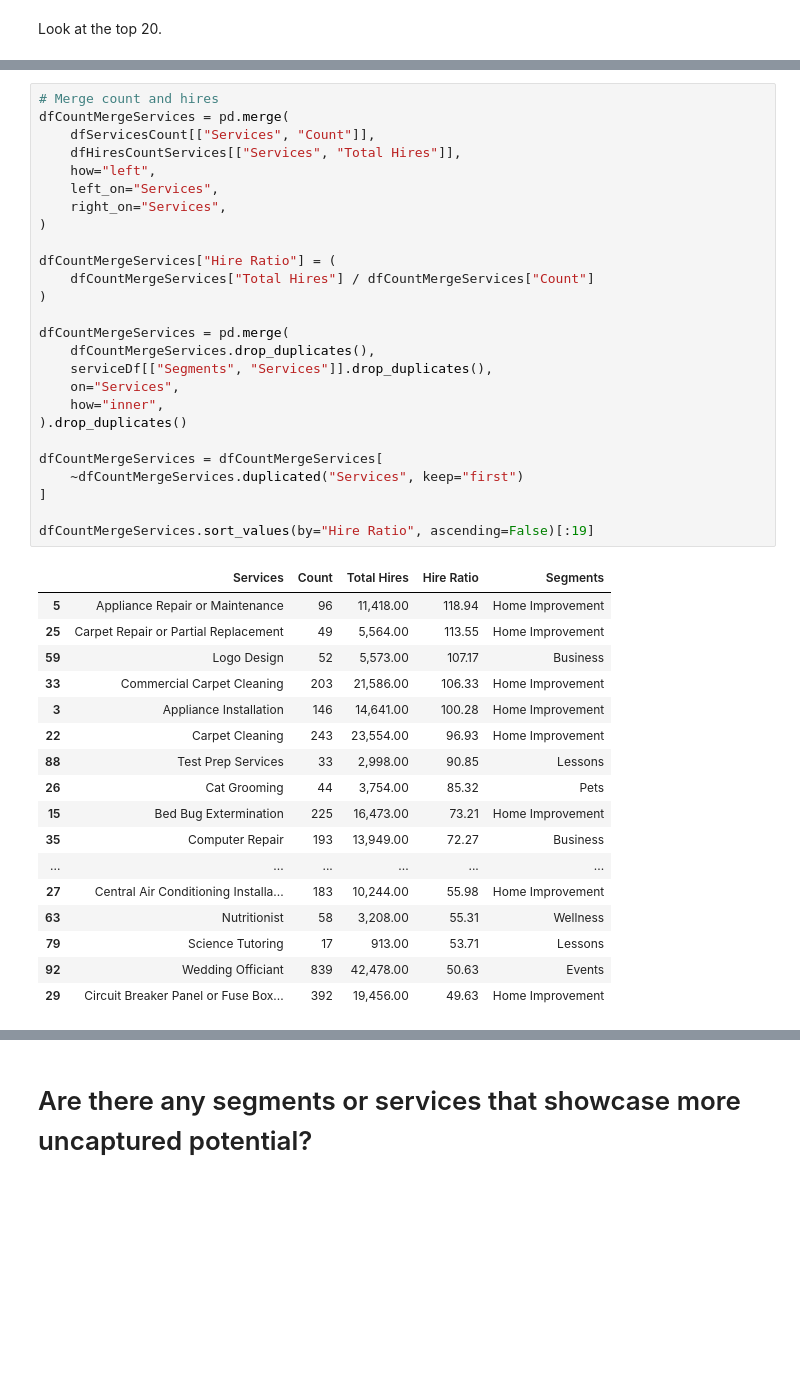
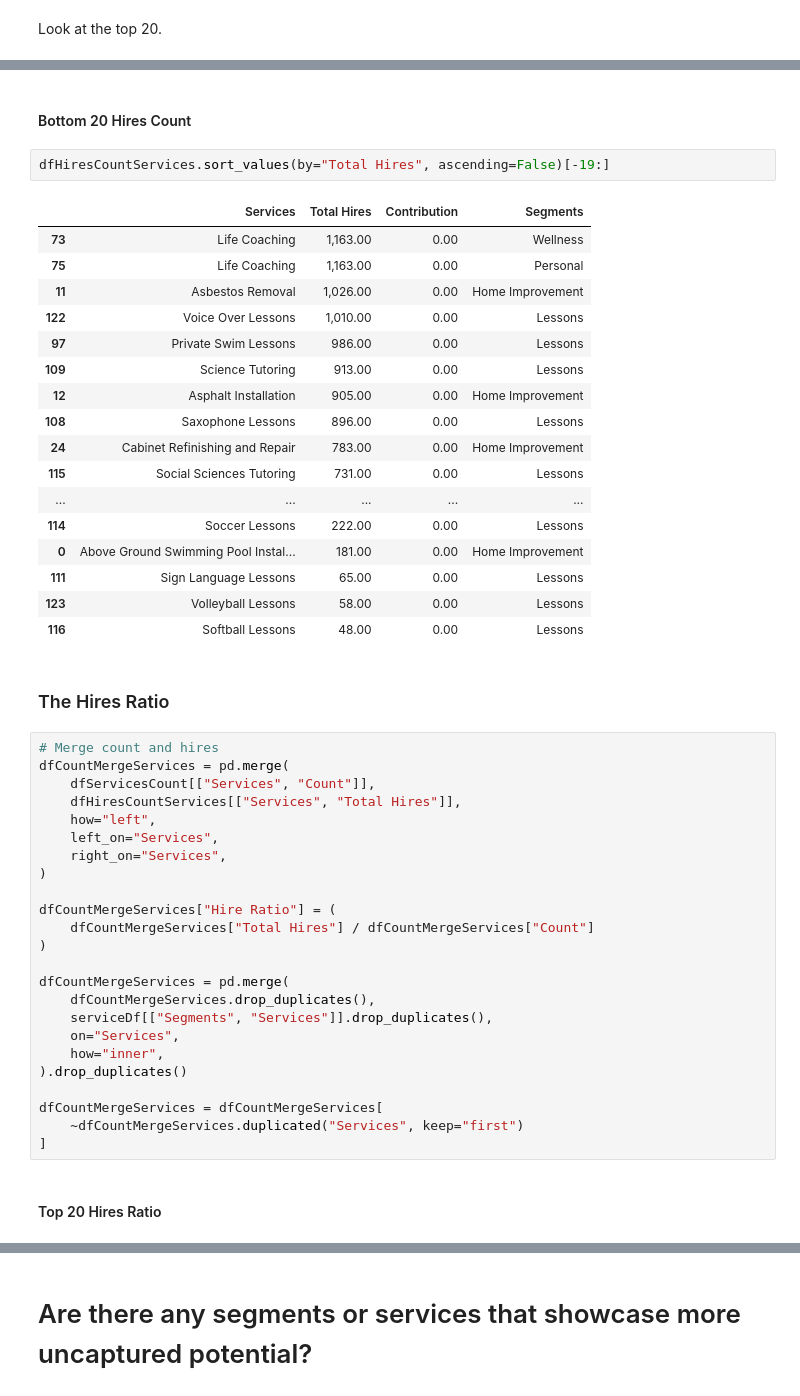
Before and after one commit to ameeruljunaidi/ScrapeThumbtack, a Jupyter notebook: analysis/data_exploration.ipynb, the cells around one changed output, grey strips where cells are left out. Drawn from its saved outputs; the diff is of its cells as text; blank space fills up the shorter version.

```diff
--- a/analysis/data_exploration.ipynb
+++ b/analysis/data_exploration.ipynb
@@ -282,3 +282,27 @@ dfHiresCountServices.sort_values(by="Total Hires", ascending=False)[:19]
+# %% [markdown]
+#### Bottom 20 Hires Count
+# %%
+dfHiresCountServices.sort_values(by="Total Hires", ascending=False)[-19:]
+# %% [output]
+|  | Services | Total Hires | Contribution | Segments |
+| 73 | Life Coaching | 1,163.00 | 0.00 | Wellness |
+| 75 | Life Coaching | 1,163.00 | 0.00 | Personal |
+| 11 | Asbestos Removal | 1,026.00 | 0.00 | Home Improvement |
+| 122 | Voice Over Lessons | 1,010.00 | 0.00 | Lessons |
+| 97 | Private Swim Lessons | 986.00 | 0.00 | Lessons |
+| 109 | Science Tutoring | 913.00 | 0.00 | Lessons |
+| 12 | Asphalt Installation | 905.00 | 0.00 | Home Improvement |
+| 108 | Saxophone Lessons | 896.00 | 0.00 | Lessons |
+| 24 | Cabinet Refinishing and Repair | 783.00 | 0.00 | Home Improvement |
+| 115 | Social Sciences Tutoring | 731.00 | 0.00 | Lessons |
+| ... | ... | ... | ... | ... |
+| 114 | Soccer Lessons | 222.00 | 0.00 | Lessons |
+| 0 | Above Ground Swimming Pool Instal... | 181.00 | 0.00 | Home Improvement |
+| 111 | Sign Language Lessons | 65.00 | 0.00 | Lessons |
+| 123 | Volleyball Lessons | 58.00 | 0.00 | Lessons |
+| 116 | Softball Lessons | 48.00 | 0.00 | Lessons |
+# %% [markdown]
+### The Hires Ratio
 # %%
 # Merge count and hires
 dfCountMergeServices = pd.merge(
@@ -303,23 +327,5 @@ dfCountMergeServices = pd.merge(
 dfCountMergeServices = dfCountMergeServices[
     ~dfCountMergeServices.duplicated("Services", keep="first")
 ]
-
-dfCountMergeServices.sort_values(by="Hire Ratio", ascending=False)[:19]
-# %% [output]
-|  | Services | Count | Total Hires | Hire Ratio | Segments |
-| 5 | Appliance Repair or Maintenance | 96 | 11,418.00 | 118.94 | Home Improvement |
-| 25 | Carpet Repair or Partial Replacement | 49 | 5,564.00 | 113.55 | Home Improvement |
-| 59 | Logo Design | 52 | 5,573.00 | 107.17 | Business |
-| 33 | Commercial Carpet Cleaning | 203 | 21,586.00 | 106.33 | Home Improvement |
-| 3 | Appliance Installation | 146 | 14,641.00 | 100.28 | Home Improvement |
-| 22 | Carpet Cleaning | 243 | 23,554.00 | 96.93 | Home Improvement |
-| 88 | Test Prep Services | 33 | 2,998.00 | 90.85 | Lessons |
-| 26 | Cat Grooming | 44 | 3,754.00 | 85.32 | Pets |
-| 15 | Bed Bug Extermination | 225 | 16,473.00 | 73.21 | Home Improvement |
-| 35 | Computer Repair | 193 | 13,949.00 | 72.27 | Business |
-| ... | ... | ... | ... | ... | ... |
-| 27 | Central Air Conditioning Installa... | 183 | 10,244.00 | 55.98 | Home Improvement |
-| 63 | Nutritionist | 58 | 3,208.00 | 55.31 | Wellness |
-| 79 | Science Tutoring | 17 | 913.00 | 53.71 | Lessons |
-| 92 | Wedding Officiant | 839 | 42,478.00 | 50.63 | Events |
-| 29 | Circuit Breaker Panel or Fuse Box... | 392 | 19,456.00 | 49.63 | Home Improvement |
+# %% [markdown]
+#### Top 20 Hires Ratio
```
Also changed, not shown: parts of 26 cells of this notebook.
